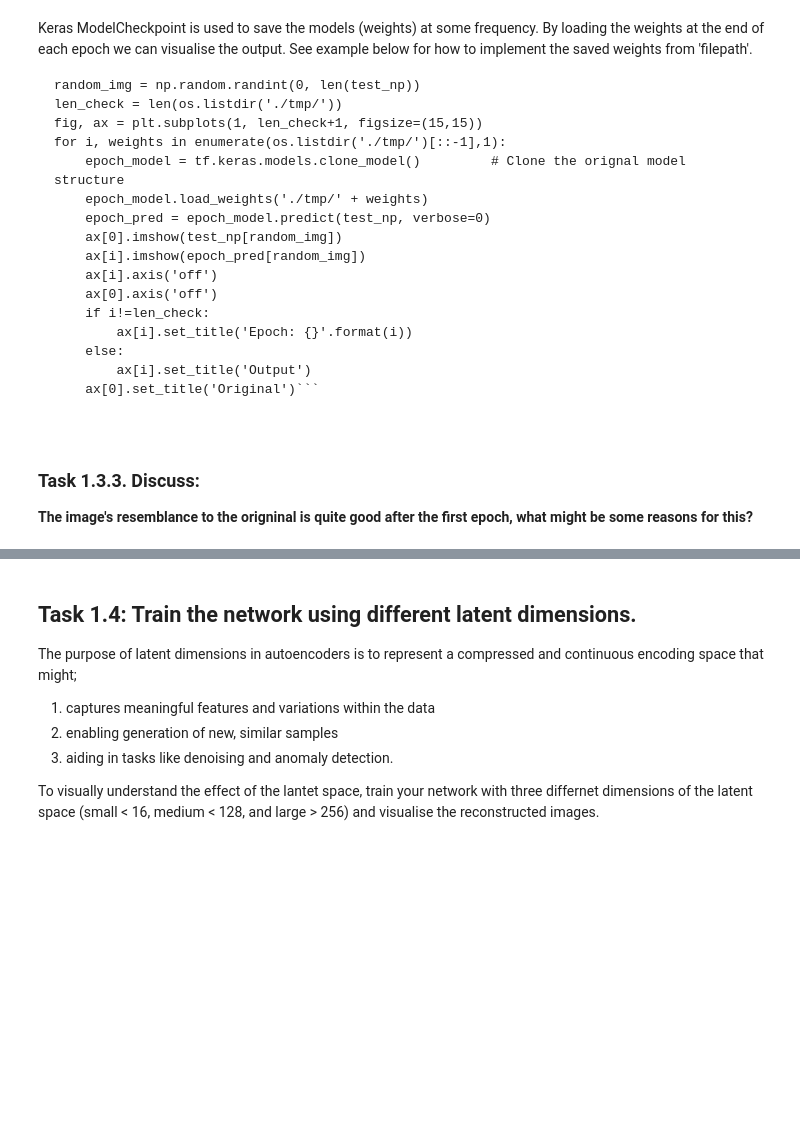
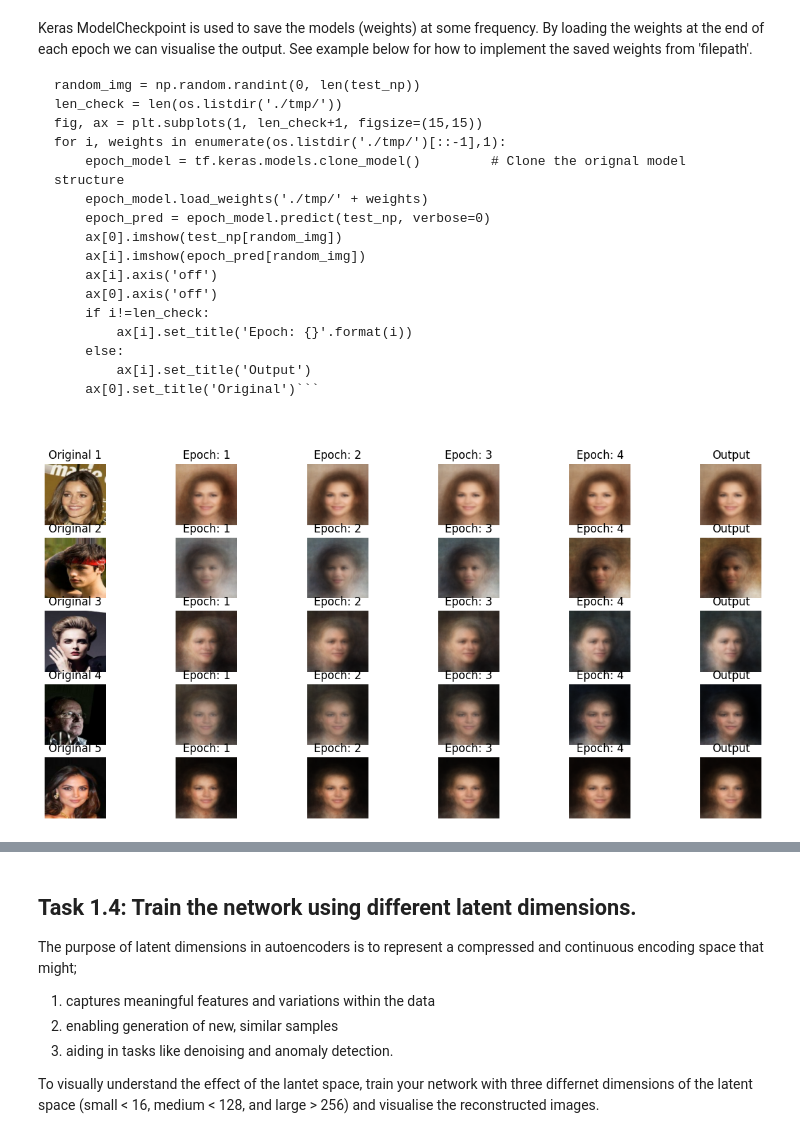
Before and after one commit to SushantSriv/Background-Generator, a Jupyter notebook: CA4_Template.ipynb, the cells around one changed output, grey strips where cells are left out. Drawn from its saved outputs; the diff is of its cells as text; code cells hidden in the pictures; blank space fills up the shorter version.

````diff
--- a/CA4_Template.ipynb
+++ b/CA4_Template.ipynb
@@ -117,7 +110,7 @@ def preprocess(example, size=(img_h, img_w), mode='train'):
 ```
 # %%
 BATCH_SIZE = 32
-img_w, img_h = 64,64
+img_w, img_h = 128,128
 # %%
 # Define your preprocessing function
 def preprocess(example, size=(img_w, img_h)):
@@ -326,3 +316,45 @@ for i, weights in enumerate(os.listdir('./tmp/')[::-1],1):
-# %% [markdown]
-### Task 1.3.3. Discuss:
-**The image's resemblance to the origninal is quite good after the first epoch, what might be some reasons for this?**
+# %%
+# Load a sample test batch for visualization
+sample_batch, _ = next(iter(test_ds))
+
+# Directly convert the test batch to a NumPy array
+test_np = sample_batch.numpy()
+
+# Get the list of saved weights
+saved_weights = sorted(os.listdir('./tmp/'))
+
+# Create subplots to display original and reconstructed images
+fig, ax = plt.subplots(5 , len(saved_weights) +1, figsize=(15, 7))
+
+# Loop through random samples
+for j in range(5):
+    # Display the original image for the current sample
+    ax[j, 0].imshow(test_np[j])
+    ax[j, 0].axis('off')
+    ax[j, 0].set_title(f'Original {j + 1}')
+
+    # Loop through saved weights and display reconstructed images
+    for i, weight_file in enumerate(saved_weights, 1):
+        # Load the model with the saved weights
+        epoch_model = tf.keras.models.clone_model(linear_autoencoder)
+        epoch_model.load_weights(os.path.join('./tmp/', weight_file))
+
+        # Predict using the loaded model
+        epoch_pred = epoch_model.predict(test_np[j].reshape(1, H, W, C), verbose=0)
+
+        # Clip pixel values to the valid range [0, 1]
+        epoch_pred = np.clip(epoch_pred, 0, 1)
+
+        # Display the reconstructed image for the current epoch and sample
+        ax[j, i].imshow(epoch_pred[0])
+        ax[j, i].axis('off')
+
+        # Set titles for subplots
+        if i != len(saved_weights):
+            ax[j, i].set_title(f'Epoch: {i}')
+        else:
+            ax[j, i].set_title('Output')
+
+plt.show()
+# %% [output]
+[figure, added]
````
Also changed, not shown: parts of 22 cells of this notebook.
